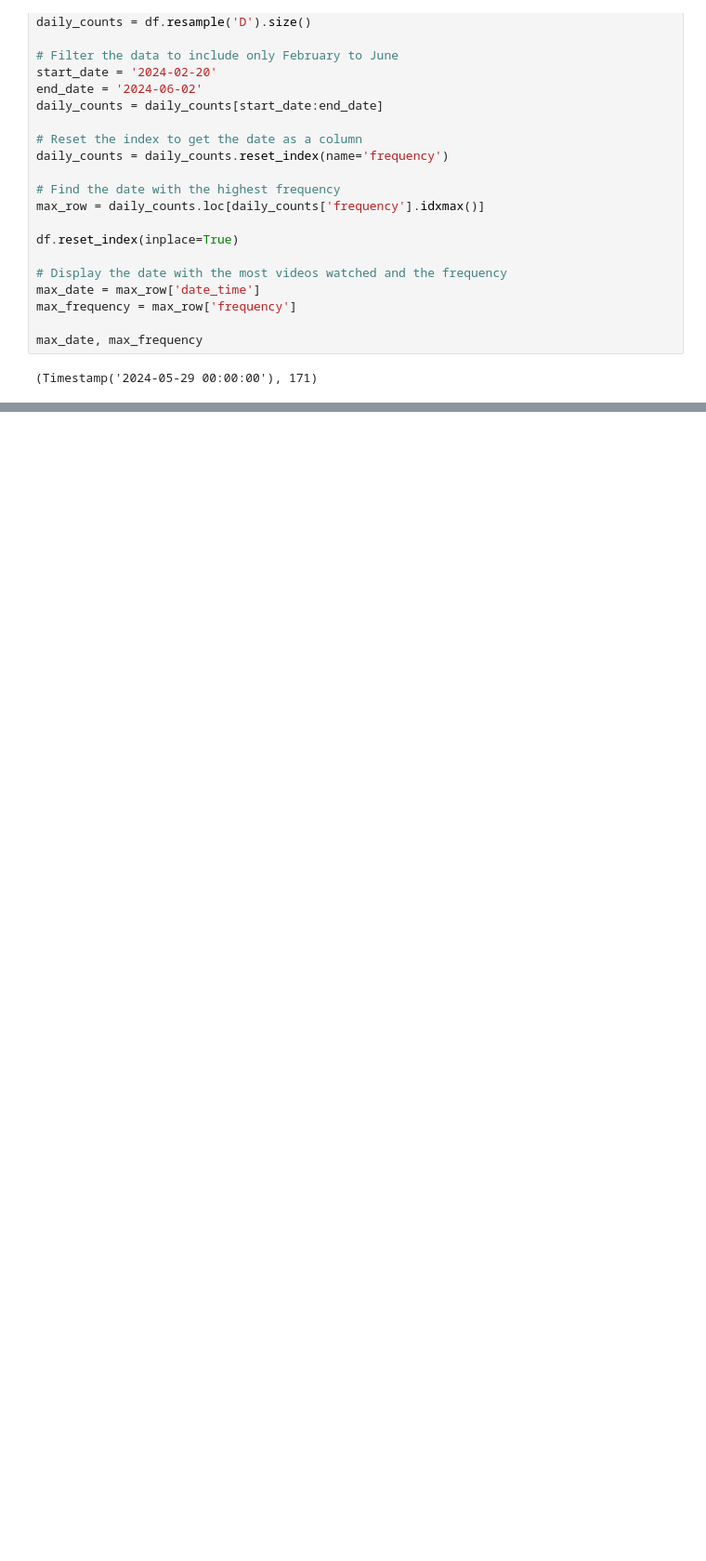
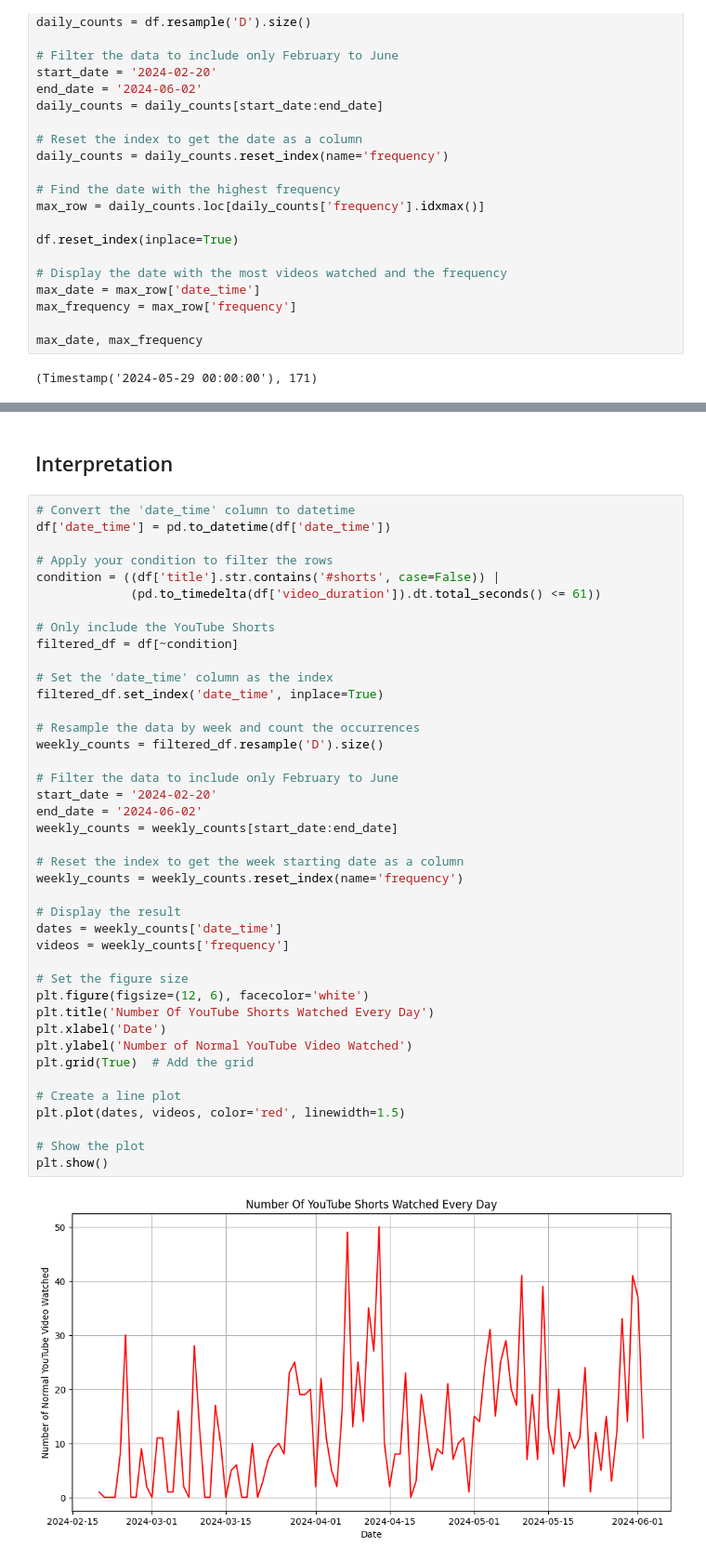
Before and after one commit to Johncarlodeveloper/YouTube-Watch-History-Data-to-CSV-file, a Jupyter notebook: perform_analysis.ipynb, the cells around one changed output, grey strips where cells are left out. Shown at 93% size. Cells and saved outputs as stored; diff of their text form; blank space fills up the shorter version.

```diff
--- a/perform_analysis.ipynb
+++ b/perform_analysis.ipynb
@@ -839,0 +890,45 @@ max_date, max_frequency
+# %% [markdown]
+## Interpretation
+# %%
+# Convert the 'date_time' column to datetime
+df['date_time'] = pd.to_datetime(df['date_time'])
+
+# Apply your condition to filter the rows
+condition = ((df['title'].str.contains('#shorts', case=False)) |
+             (pd.to_timedelta(df['video_duration']).dt.total_seconds() <= 61))
+
+# Only include the YouTube Shorts
+filtered_df = df[~condition]
+
+# Set the 'date_time' column as the index
+filtered_df.set_index('date_time', inplace=True)
+
+# Resample the data by week and count the occurrences
+weekly_counts = filtered_df.resample('D').size()
+
+# Filter the data to include only February to June
+start_date = '2024-02-20'
+end_date = '2024-06-02'
+weekly_counts = weekly_counts[start_date:end_date]
+
+# Reset the index to get the week starting date as a column
+weekly_counts = weekly_counts.reset_index(name='frequency')
+
+# Display the result
+dates = weekly_counts['date_time']
+videos = weekly_counts['frequency']
+
+# Set the figure size
+plt.figure(figsize=(12, 6), facecolor='white')
+plt.title('Number Of YouTube Shorts Watched Every Day')
+plt.xlabel('Date')
+plt.ylabel('Number of Normal YouTube Video Watched')
+plt.grid(True)  # Add the grid
+
+# Create a line plot
+plt.plot(dates, videos, color='red', linewidth=1.5)
+
+# Show the plot
+plt.show()
+# %% [output]
+[figure, added]
```
Also changed, not shown: parts of 2 cells of this notebook.
